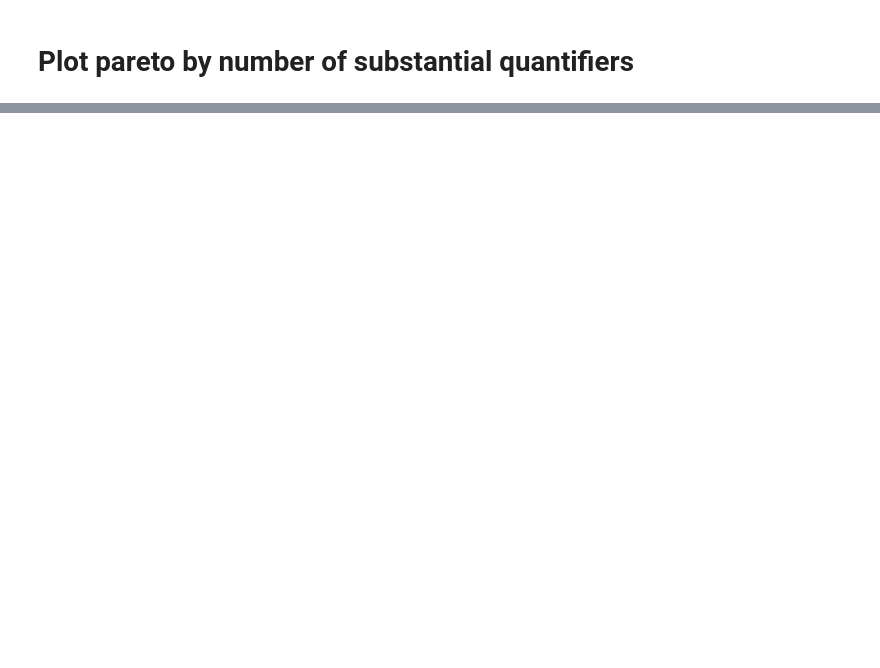
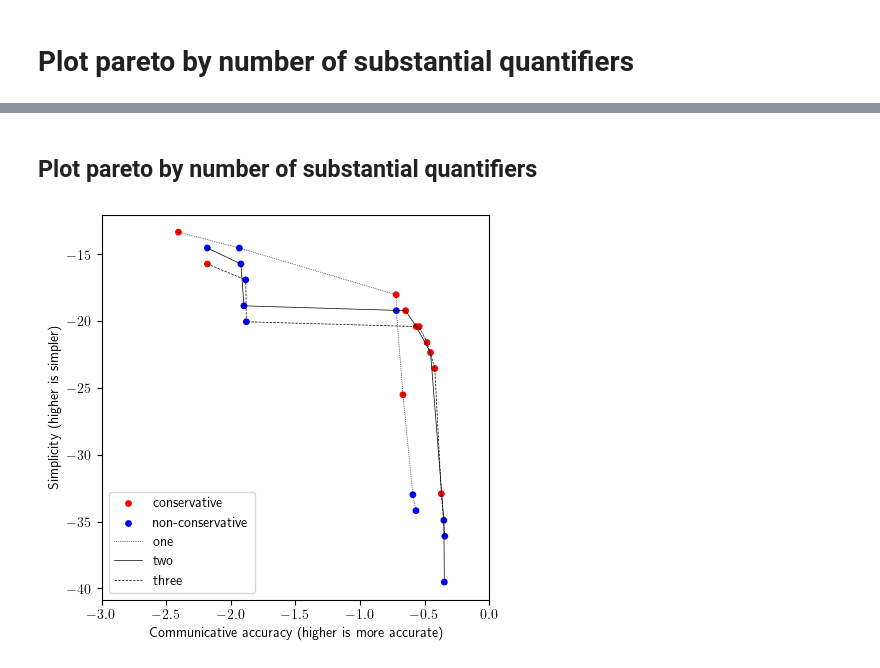
Before and after one commit to thelogicalgrammar/compositionalModes, a Jupyter notebook: analysis/quantifiers/analysis.ipynb, the cells around one changed output, grey strips where cells are left out. Cells and saved outputs as stored; diff of their text form; code cells hidden in the pictures; blank space fills up the shorter version.

```diff
--- a/analysis/quantifiers/analysis.ipynb
+++ b/analysis/quantifiers/analysis.ipynb
@@ -938,0 +1376,14 @@ fig.write_html("pareto_num_substantial.html")
+# %% [markdown]
+## Plot pareto by number of substantial quantifiers
+# %%
+df_pareto_num_substantial = pd.DataFrame()
+for num_substantial, subdf in df_gradual.groupby('num_substantial'):
+    points, indices = pareto_frontier(
+        subdf.reset_index(drop=True)
+        [['meanlikelihood', 'prior']]
+        .values
+    )
+    df_pareto_num_substantial = pd.concat([
+        df_pareto_num_substantial,
+        subdf.iloc[indices]
+    ])
@@ -938,0 +1428,43 @@ fig.write_html("pareto_num_substantial.html")
+# %%
+fig, ax = plt.subplots(figsize=(5,5))
+
+ls_two = 'solid'
+ls_three = 'dashed'
+ls_one = 'dotted'
+
+df_pareto_one = df_pareto_num_substantial[df_pareto_num_substantial['num_substantial'] == 1]
+df_pareto_two = df_pareto_num_substantial[df_pareto_num_substantial['num_substantial'] == 2]
+df_pareto_three = df_pareto_num_substantial[df_pareto_num_substantial['num_substantial'] == 3]
+
+xs, ys, hyps_one = plot_points(df_pareto_one, ax, ls=ls_one)
+xs, ys, hyps_two = plot_points(df_pareto_two, ax, ls=ls_two)
+xs, ys, hyps_three = plot_points(df_pareto_three, ax, ls=ls_three)
+
+# for i, (x, y, hyp) in enumerate(zip(xs, ys, hyps_pragmatic)):
+#     ax.text(x+0.05, y+0.5, i, ha='left', va='center', fontsize=10, multialignment='left')
+
+# annotate(xs, ys, hyps)
+
+ax.legend(
+    [
+        plt.scatter([], [], c='red', s=15, label='conservative'),
+        plt.scatter([], [], c='blue', s=15, label='non-conservative'),
+        plt.plot([], [], c='k', lw=0.5, ls=ls_one, label='one')[0],
+        plt.plot([], [], c='k', lw=0.5, ls=ls_two, label='two')[0],
+        plt.plot([], [], c='k', lw=0.5, ls=ls_three, label='three')[0],
+    ],
+    ['conservative', 'non-conservative', 'one', 'two', 'three'],
+    loc='lower left'
+)
+
+ax.set_xlabel('Communicative accuracy (higher is more accurate)')
+ax.set_ylabel('Simplicity (higher is simpler)')
+
+plt.savefig(
+    'pareto_num_substantial_gradual.png',
+    format='png',
+    dpi=300,
+    bbox_inches='tight'
+)
+# %% [output]
+[figure, added]
```
Also changed, not shown: parts of 22 cells of this notebook, 39 other files.
